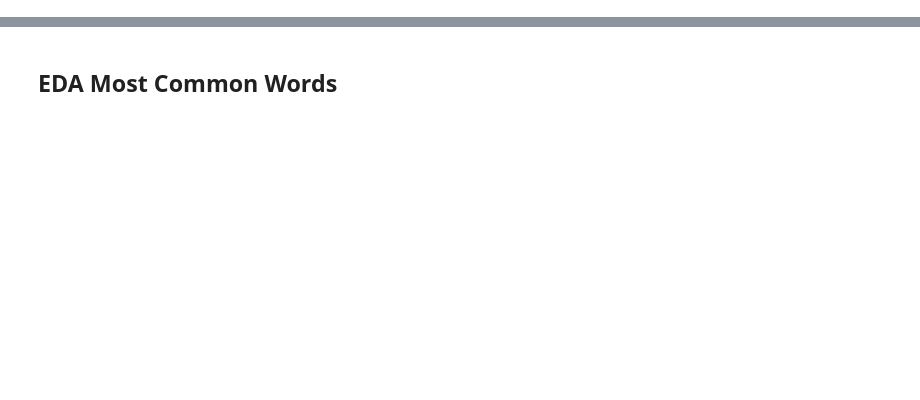
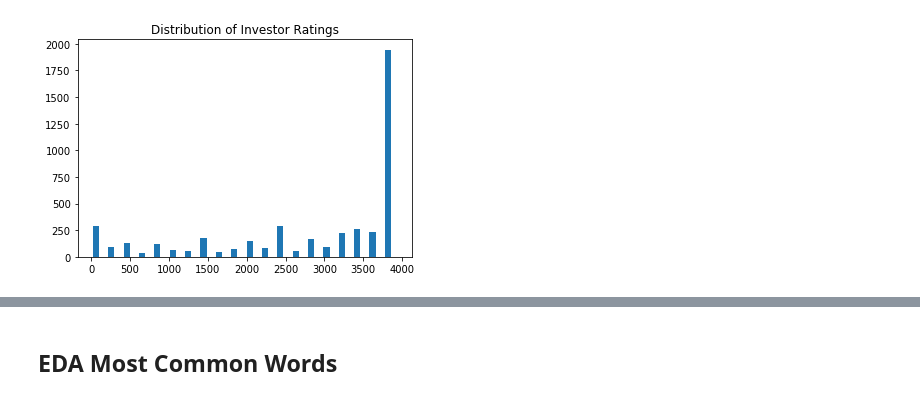
Before and after one commit to jdmendoza/startup_recommendation_engine, a Jupyter notebook: Startup_Recommender.ipynb, the cells around one changed output, grey strips where cells are left out. Drawn from its saved outputs; the diff is of its cells as text; code cells hidden in the pictures; blank space fills up the shorter version.

```diff
--- a/Startup_Recommender.ipynb
+++ b/Startup_Recommender.ipynb
@@ -51,0 +71,6 @@ sf_companies[sf_companies["company_name"]=="Tesla Motors"]
+# %%
+transformed_investor_data = boxcox(list(sf_companies["investor_rating"].fillna(1)))
+plt.hist(transformed_investor_data,bins=20)
+plt.title("Distribution of Investor Ratings");
+# %% [output]
+[figure, added]
```
Also changed, not shown: parts of 28 cells of this notebook.
